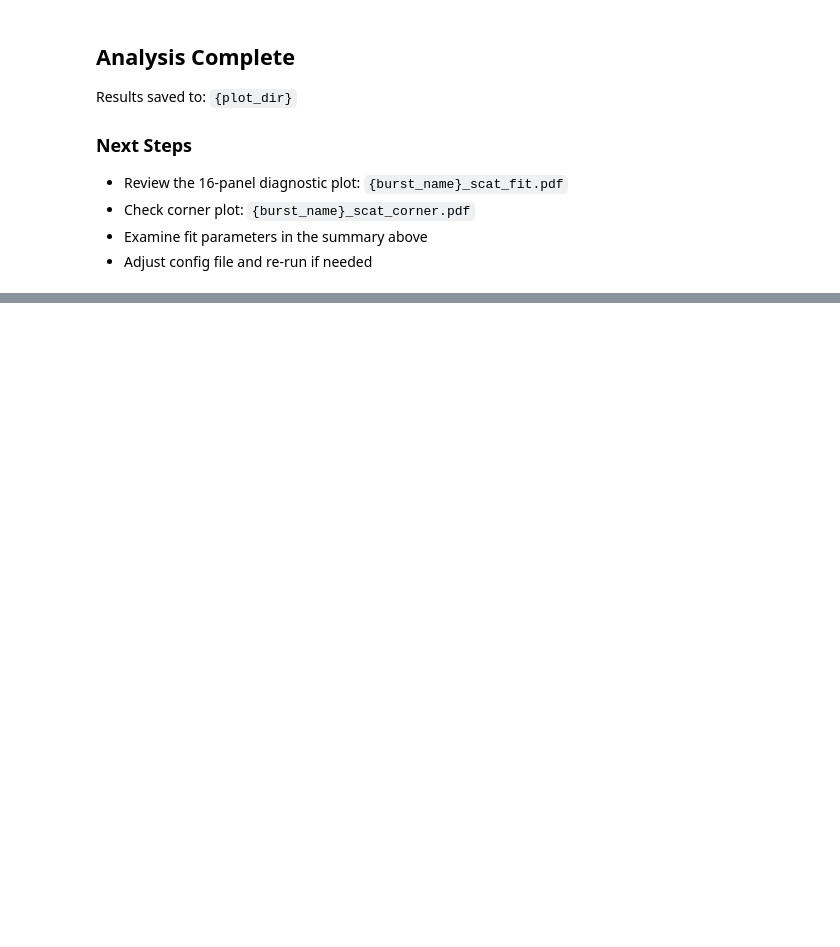
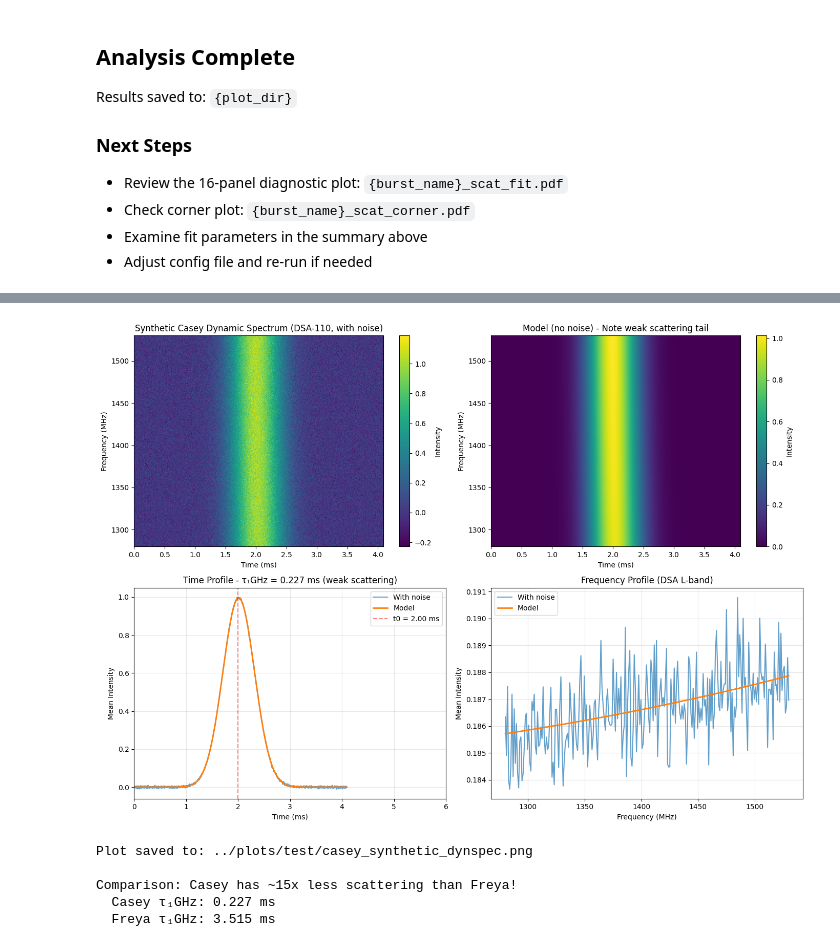
Before and after one commit to jakobtfaber/FLITS, a Jupyter notebook: scattering/notebooks/scattering_analysis.ipynb, the cells around one changed output, grey strips where cells are left out. Cells and saved outputs as stored; diff of their text form; code cells hidden in the pictures; blank space fills up the shorter version.

```diff
--- a/scattering/notebooks/scattering_analysis.ipynb
+++ b/scattering/notebooks/scattering_analysis.ipynb
@@ -172,0 +907,65 @@ Results saved to: `{plot_dir}`
+# %%
+# Plot the synthetic Casey dynamic spectrum
+fig, axes = plt.subplots(2, 2, figsize=(14, 10))
+
+# 1. Full dynamic spectrum
+ax = axes[0, 0]
+im = ax.imshow(casey_synthetic_final, aspect='auto', origin='upper',
+               extent=[times_ms[0], times_ms[-1], freqs_mhz[-1], freqs_mhz[0]],
+               cmap='viridis', interpolation='nearest')
+ax.set_xlabel('Time (ms)')
+ax.set_ylabel('Frequency (MHz)')
+ax.set_title('Synthetic Casey Dynamic Spectrum (DSA-110, with noise)')
+plt.colorbar(im, ax=ax, label='Intensity')
+
+# 2. Model (no noise)
+ax = axes[0, 1]
+im = ax.imshow(dynspec_model_casey, aspect='auto', origin='upper',
+               extent=[times_ms[0], times_ms[-1], freqs_mhz[-1], freqs_mhz[0]],
+               cmap='viridis', interpolation='nearest')
+ax.set_xlabel('Time (ms)')
+ax.set_ylabel('Frequency (MHz)')
+ax.set_title('Model (no noise) - Note weak scattering tail')
+plt.colorbar(im, ax=ax, label='Intensity')
+
+# 3. Time profile (collapsed over frequency)
+ax = axes[1, 0]
+time_profile = np.mean(casey_synthetic_final, axis=0)
+time_profile_model = np.mean(dynspec_model_casey, axis=0)
+ax.plot(times_ms, time_profile, label='With noise', alpha=0.7)
+ax.plot(times_ms, time_profile_model, label='Model', linewidth=2)
+ax.axvline(t0_ms, color='red', linestyle='--', alpha=0.5, label=f't0 = {t0_ms:.2f} ms')
+ax.set_xlabel('Time (ms)')
+ax.set_ylabel('Mean Intensity')
+ax.set_title(f'Time Profile - τ₁GHz = {tau_1ghz_ms:.3f} ms (weak scattering)')
+ax.legend()
+ax.grid(alpha=0.3)
+ax.set_xlim(0, 6)  # Zoom in to see the burst
+
+# 4. Frequency profile (collapsed over time)
+ax = axes[1, 1]
+freq_profile = np.mean(casey_synthetic_final, axis=1)
+freq_profile_model = np.mean(dynspec_model_casey, axis=1)
+ax.plot(freqs_mhz, freq_profile, label='With noise', alpha=0.7)
+ax.plot(freqs_mhz, freq_profile_model, label='Model', linewidth=2)
+ax.set_xlabel('Frequency (MHz)')
+ax.set_ylabel('Mean Intensity')
+ax.set_title('Frequency Profile (DSA L-band)')
+ax.legend()
+ax.grid(alpha=0.3)
+
+plt.tight_layout()
+plt.savefig('../plots/test/casey_synthetic_dynspec.png', dpi=150, bbox_inches='tight')
+plt.show()
+
+print(f"\nPlot saved to: ../plots/test/casey_synthetic_dynspec.png")
+print(f"\nComparison: Casey has ~15x less scattering than Freya!")
+print(f"  Casey τ₁GHz: {tau_1ghz_ms:.3f} ms")
+print(f"  Freya τ₁GHz: 3.515 ms")
+# %% [output]
+[figure, added]
+Plot saved to: ../plots/test/casey_synthetic_dynspec.png
+
+Comparison: Casey has ~15x less scattering than Freya!
+  Casey τ₁GHz: 0.227 ms
+  Freya τ₁GHz: 3.515 ms
```
Also changed, not shown: parts of 25 cells of this notebook, 11 other files.
